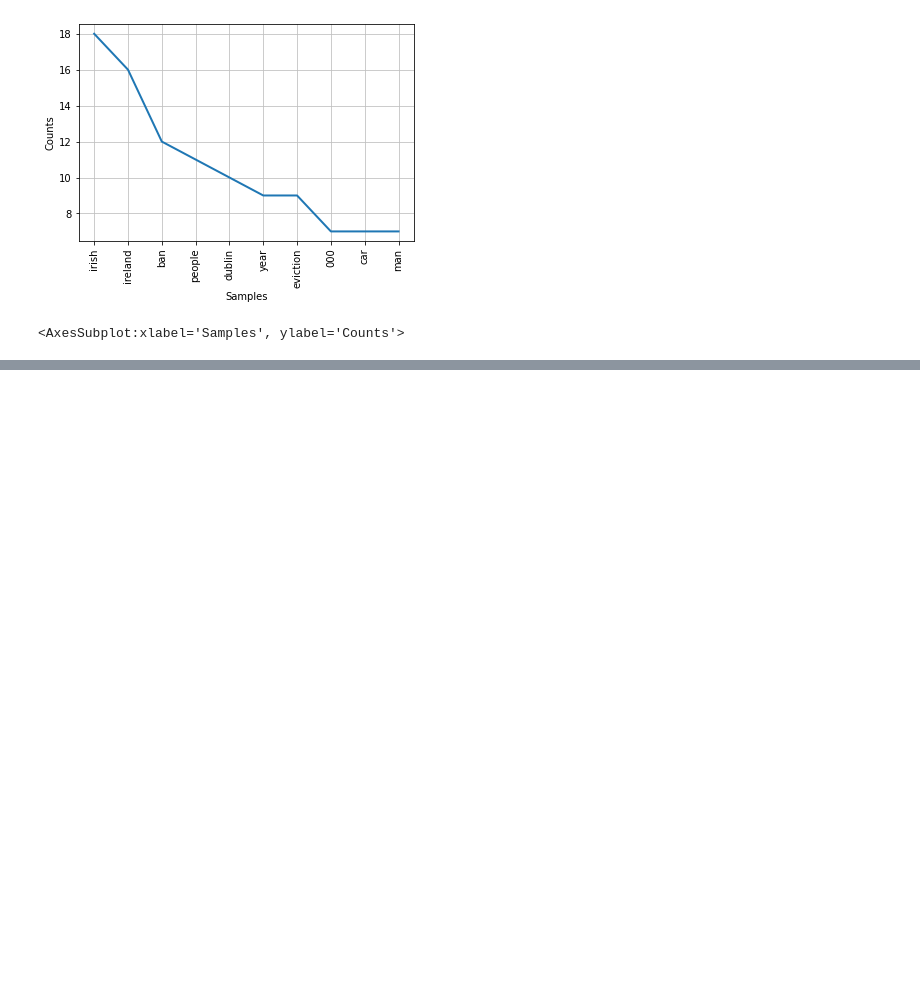
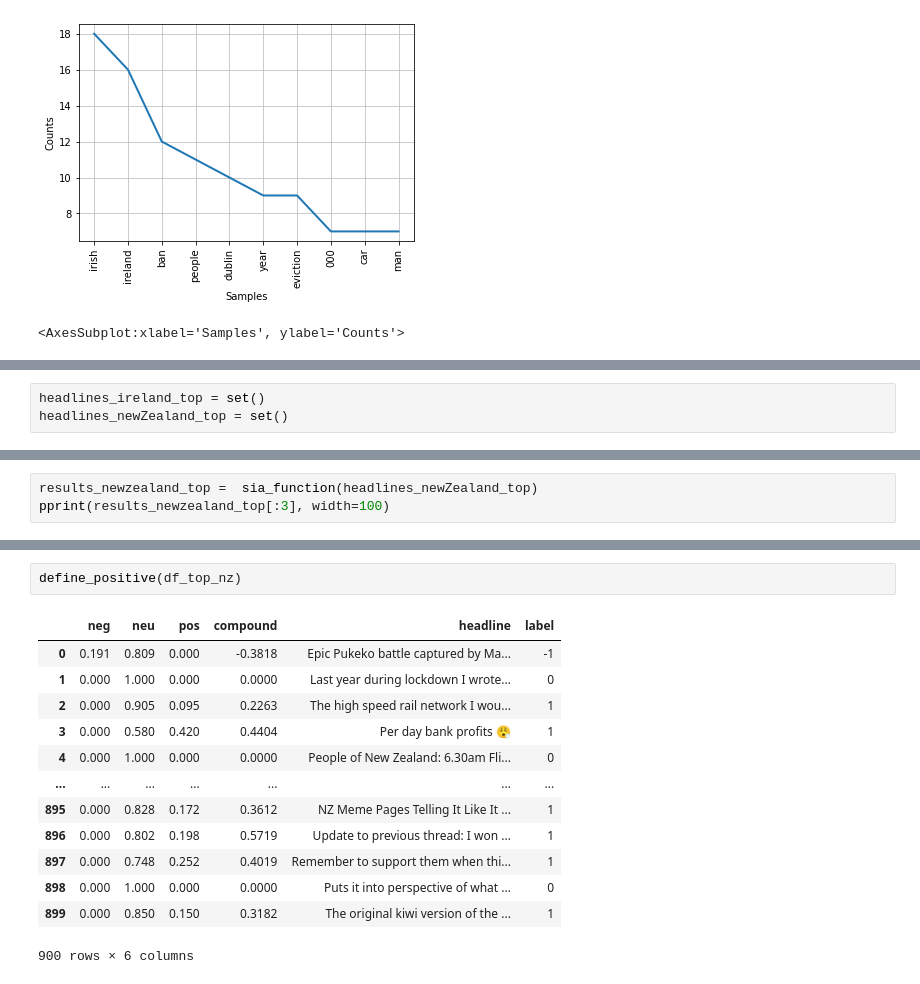
Before and after one commit to Gus1616/investigation_of_language_styles_reddit, a Jupyter notebook: 17350796_reddit_assignment_notebook.ipynb, the cells around one changed output, grey strips where cells are left out. Saved outputs shown, nothing was run; the diff lists cells and outputs as text; blank space fills up the shorter version.

```diff
--- a/17350796_reddit_assignment_notebook.ipynb
+++ b/17350796_reddit_assignment_notebook.ipynb
@@ -469,0 +476,3 @@ neg_freq_ireland.plot(10)
+# %%
+headlines_ireland_top = set()
+headlines_newZealand_top = set()
@@ -469,0 +509,3 @@ neg_freq_ireland.plot(10)
+# %%
+results_newzealand_top =  sia_function(headlines_newZealand_top)
+pprint(results_newzealand_top[:3], width=100)
@@ -469,0 +550,16 @@ neg_freq_ireland.plot(10)
+# %%
+define_positive(df_top_nz)
+# %% [output]
+|  | neg | neu | pos | compound | headline | label |
+| 0 | 0.191 | 0.809 | 0.000 | -0.3818 | Epic Pukeko battle captured by Ma... | -1 |
+| 1 | 0.000 | 1.000 | 0.000 | 0.0000 | Last year during lockdown I wrote... | 0 |
+| 2 | 0.000 | 0.905 | 0.095 | 0.2263 | The high speed rail network I wou... | 1 |
+| 3 | 0.000 | 0.580 | 0.420 | 0.4404 | Per day bank profits 😮‍💨 | 1 |
+| 4 | 0.000 | 1.000 | 0.000 | 0.0000 | People of New Zealand: 6.30am Fli... | 0 |
+| ... | ... | ... | ... | ... | ... | ... |
+| 895 | 0.000 | 0.828 | 0.172 | 0.3612 | NZ Meme Pages Telling It Like It ... | 1 |
+| 896 | 0.000 | 0.802 | 0.198 | 0.5719 | Update to previous thread: I won ... | 1 |
+| 897 | 0.000 | 0.748 | 0.252 | 0.4019 | Remember to support them when thi... | 1 |
+| 898 | 0.000 | 1.000 | 0.000 | 0.0000 | Puts it into perspective of what ... | 0 |
+| 899 | 0.000 | 0.850 | 0.150 | 0.3182 | The original kiwi version of the ... | 1 |
+900 rows × 6 columns
```
Also changed, not shown: parts of 21 cells of this notebook.
